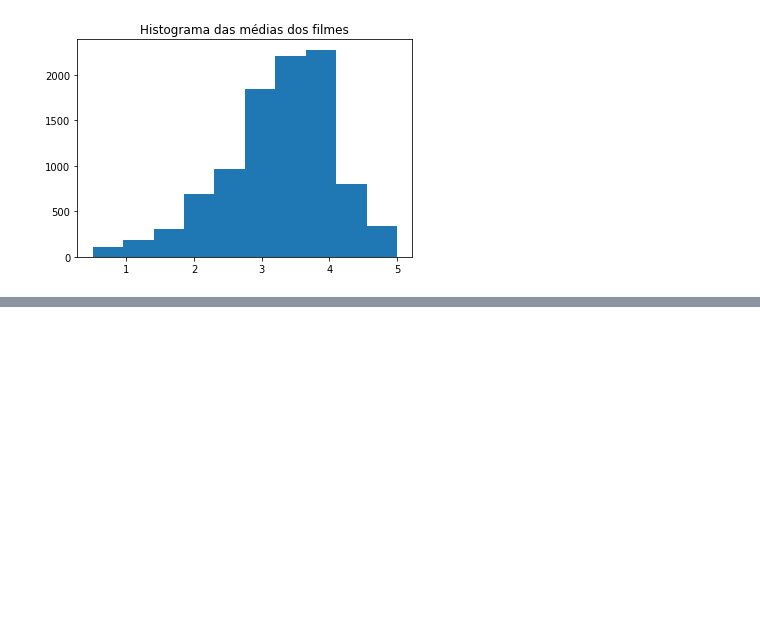
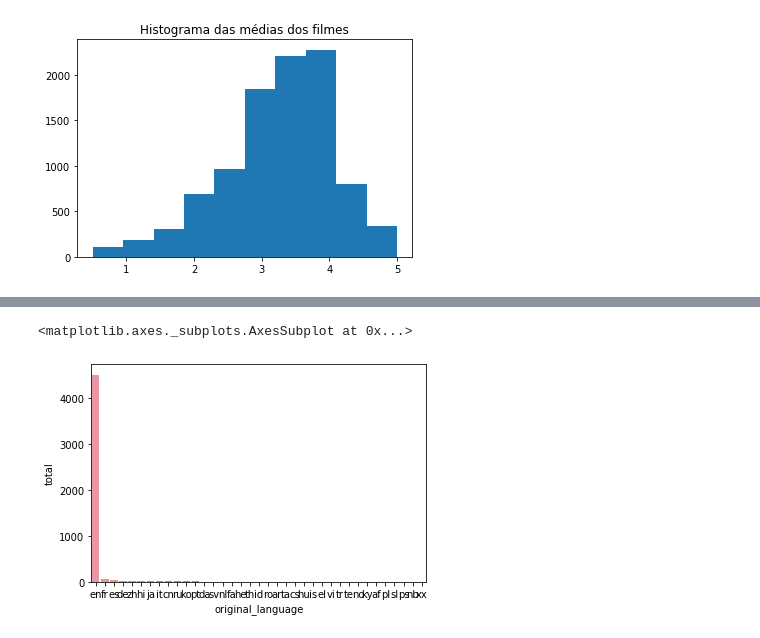
Before and after one commit to dieinimymaganha/data_science, a Jupyter notebook: Introdução a Data Science.ipynb, the cells around one changed output, grey strips where cells are left out. Drawn from its saved outputs; the diff is of its cells as text; code cells hidden in the pictures; blank space fills up the shorter version.

Commit message:
Visualizando as outras categorias

```diff
--- a/Introdução a Data Science.ipynb
+++ b/Introdução a Data Science.ipynb
@@ -150,3 +150,6 @@ plt.title('Histograma das médias dos filmes')
 # %% [output]
 Text(0.5, 1.0, 'Histograma das médias dos filmes')
 [figure]
+# %%
+tmdb = pd.read_csv('D:\\introduction_to_data_science\\ml-latest-small\\tmdb_5000_movies.csv')
+tmdb.head()
@@ -152,0 +205,4 @@ Text(0.5, 1.0, 'Histograma das médias dos filmes')
+# %%
+contagem_de_lingua = tmdb['original_language'].value_counts().to_frame().reset_index()
+contagem_de_lingua.columns = ['original_language', 'total']
+contagem_de_lingua.head()
@@ -152,0 +216,5 @@ Text(0.5, 1.0, 'Histograma das médias dos filmes')
+# %%
+sns.barplot(x= 'original_language', y = 'total', data= contagem_de_lingua)
+# %% [output]
+<matplotlib.axes._subplots.AxesSubplot at 0x...>
+[figure, added]
```
Also changed, not shown: parts of 16 cells of this notebook, 2 other files.
